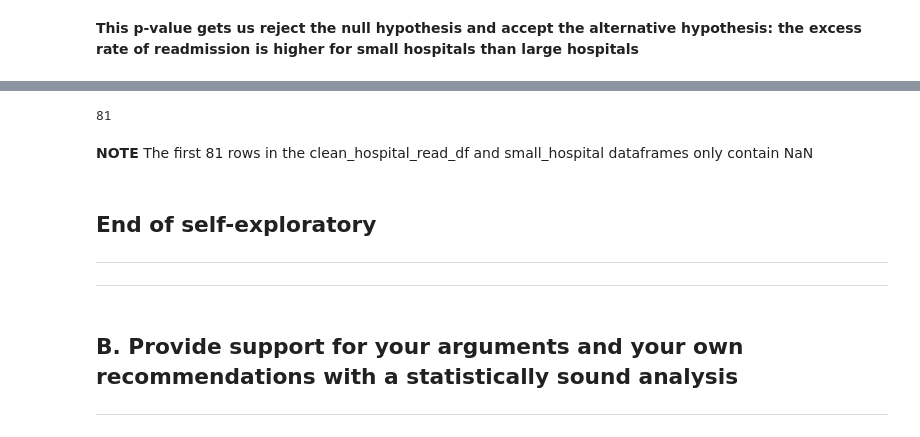
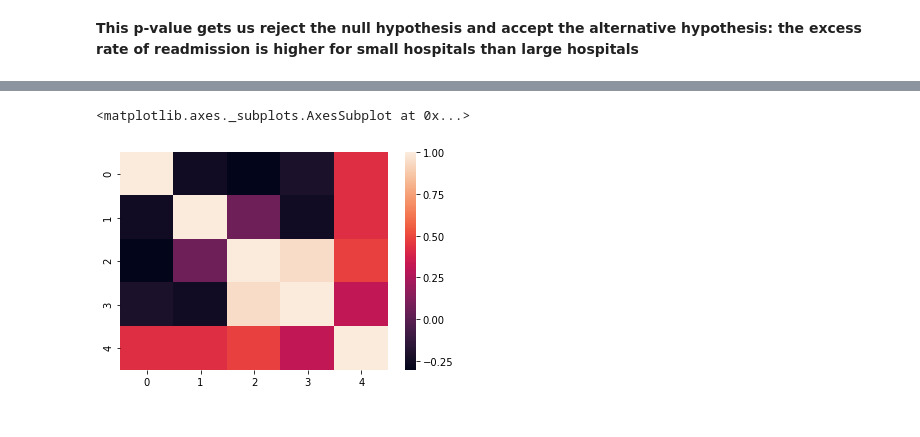
Before and after one commit to qnguyen1010/Springboard, a Jupyter notebook: EDA_hospital_readmission_QuocNguyen.ipynb, the cells around one changed output, grey strips where cells are left out. Saved outputs shown, nothing was run; the diff lists cells and outputs as text; code cells hidden in the pictures.

```diff
--- a/EDA_hospital_readmission_QuocNguyen.ipynb
+++ b/EDA_hospital_readmission_QuocNguyen.ipynb
@@ -361,13 +331,8 @@ print(big_hospital['Excess Readmission Ratio'].isna().sum())
-# %%
-print(clean_hospital_read_df['Excess Readmission Ratio'].isna().sum())
-# %% [output]
-81
-# %% [markdown]
-**NOTE** The first 81 rows in the clean_hospital_read_df and small_hospital dataframes only contain NaN
-# %% [markdown]
-## End of self-exploratory
-****
-****
-# %% [markdown]
-## B. Provide support for your arguments and your own recommendations with a statistically sound analysis
-****
+# %%
+a = np.corrcoef([np.array(small_hospital['Number of Discharges'][81:-3]),np.array(small_hospital['Excess Readmission Ratio'][81:-3]),np.array(small_hospital['Predicted Readmission Rate'][81:-3]),np.array(small_hospital['Expected Readmission Rate'][81:-3]),np.array(small_hospital['Number of Readmissions'][81:-3])])
+b = np.corrcoef([np.array(large_hospital['Number of Discharges'][81:-3]),np.array(large_hospital['Excess Readmission Ratio'][81:-3]),np.array(large_hospital['Predicted Readmission Rate'][81:-3]),np.array(large_hospital['Expected Readmission Rate'][81:-3]),np.array(large_hospital['Number of Readmissions'][81:-3])])
+# %%
+sns.heatmap(a)
+# %% [output]
+<matplotlib.axes._subplots.AxesSubplot at 0x...>
+[figure, added]
```
Also changed, not shown: parts of 24 cells of this notebook.
